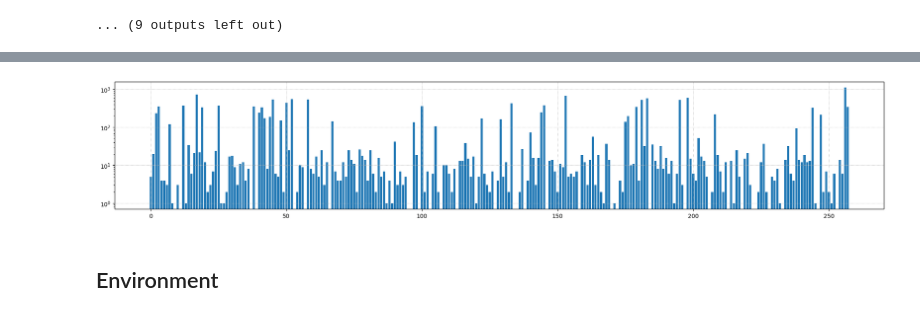
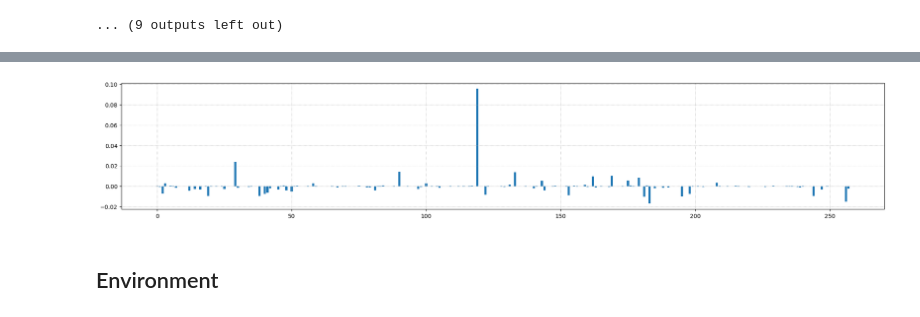
Before and after one commit to MrWhiteRichard/dice_rl_sepsis, a Jupyter notebook: results_sepsis_amsterdam_tabular.ipynb, the cells around one changed output, grey strips where cells are left out. Cells and saved outputs as stored; diff of their text form; code cells hidden in the pictures.

```diff
--- a/results_sepsis_amsterdam_tabular.ipynb
+++ b/results_sepsis_amsterdam_tabular.ipynb
@@ -774,7 +801,8 @@ display_episodes_dataframe_dataset(
 # %%
-plot_observations(dataset=dataset)
+plot_observations_difference(
+    dataset["ev"], dataset["ex"], )
 # %% [output]
-[figure, old version]
+[figure, new version]
 # %% [markdown]
 ## Environment
 # %%
```
Also changed, not shown: parts of 7 cells of this notebook, 11 other files.
